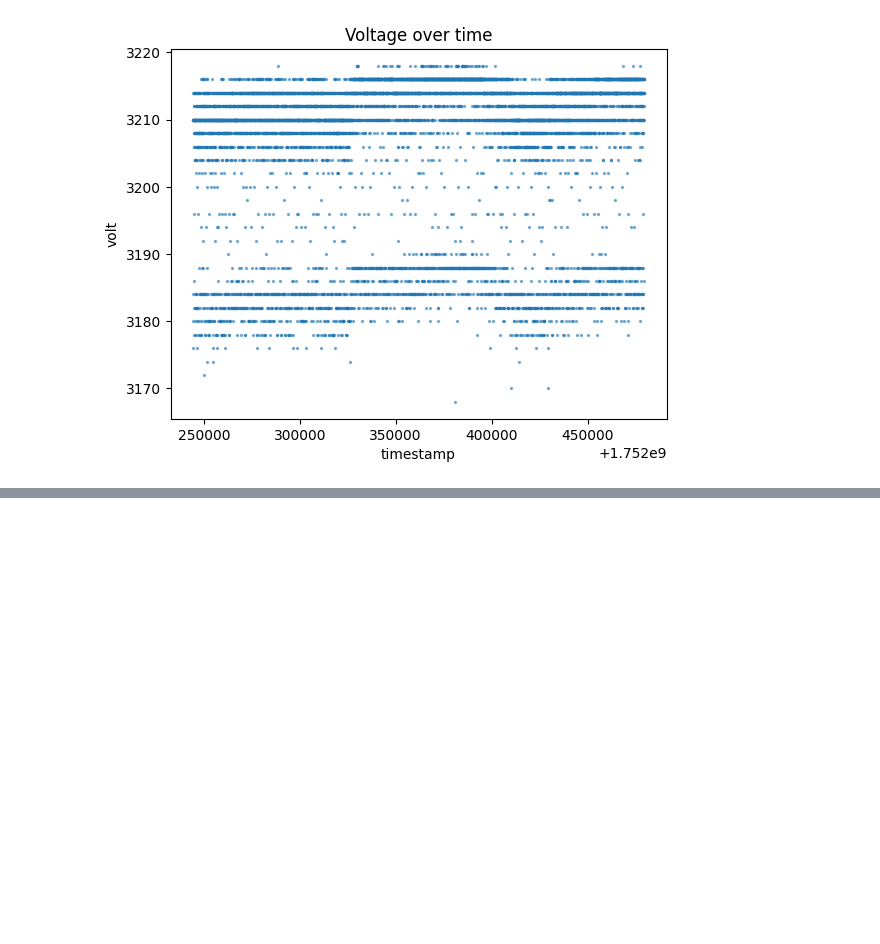
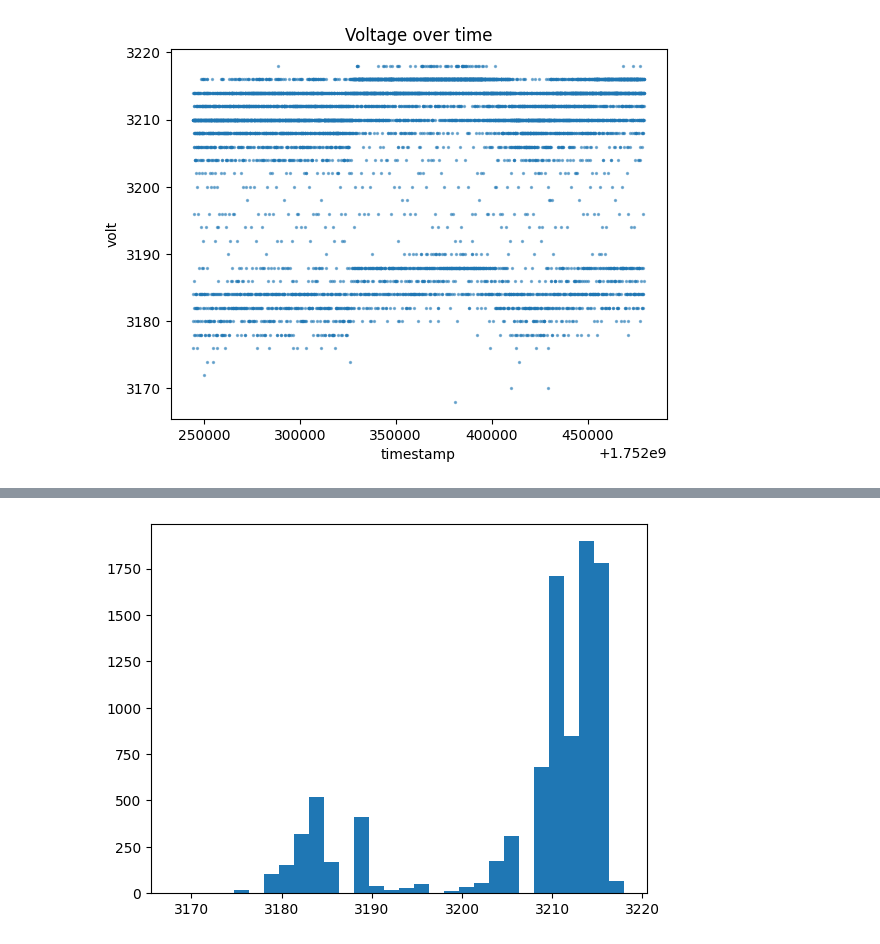
Before and after one commit to IFAEControl/bsda-analysis, a Jupyter notebook: Test.ipynb, the cells around one changed output, grey strips where cells are left out. Drawn from its saved outputs; the diff is of its cells as text; code cells hidden in the pictures; blank space fills up the shorter version.

```diff
--- a/Test.ipynb
+++ b/Test.ipynb
@@ -86,0 +91,4 @@ def PlotADCvsTime(df):
+# %%
+def PlotHistogram(df):
+    #df['mean'] = df['voltage']/df['samples']
+    plt.hist(df['volt'], bins=30)
@@ -137,0 +176,4 @@ PlotADCvsTime(df4)
+# %%
+PlotHistogram(dfvolt)
+# %% [output]
+[figure, added]
```
Also changed, not shown: parts of 13 cells of this notebook.
